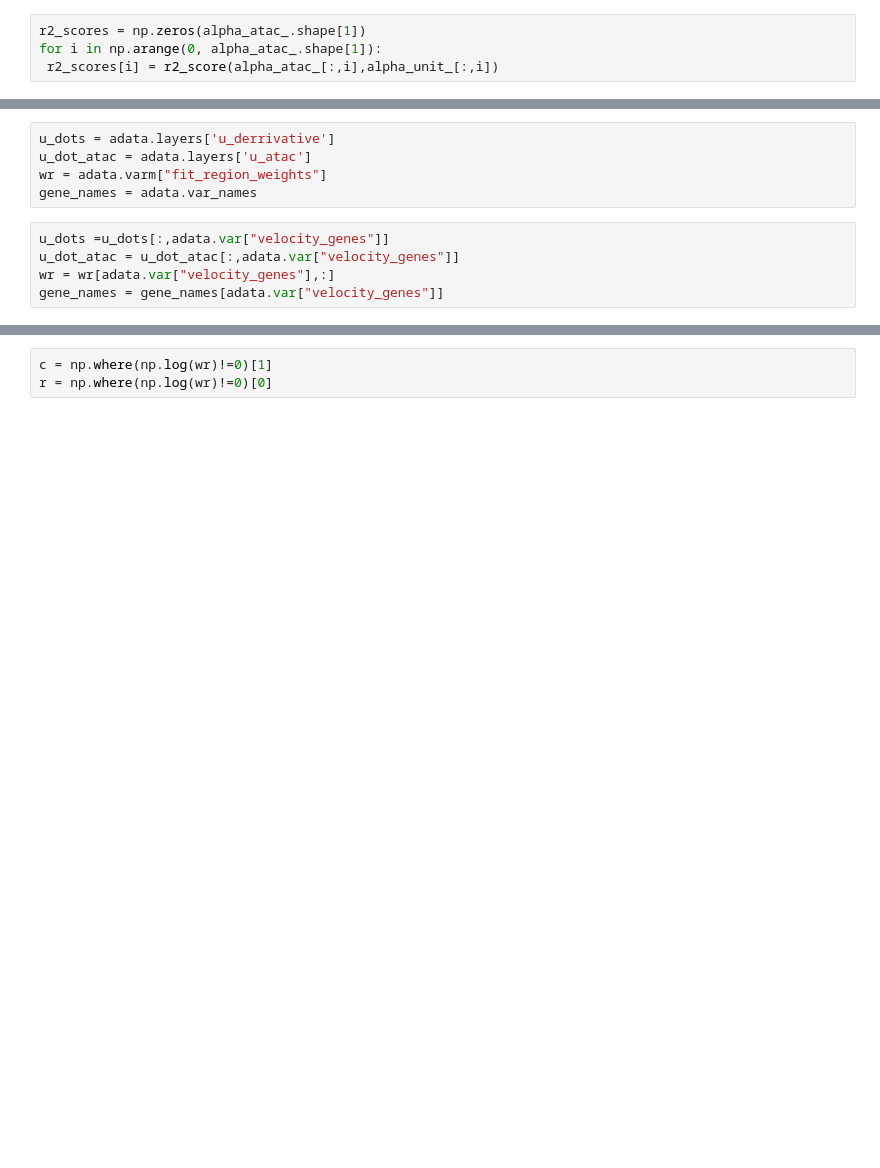
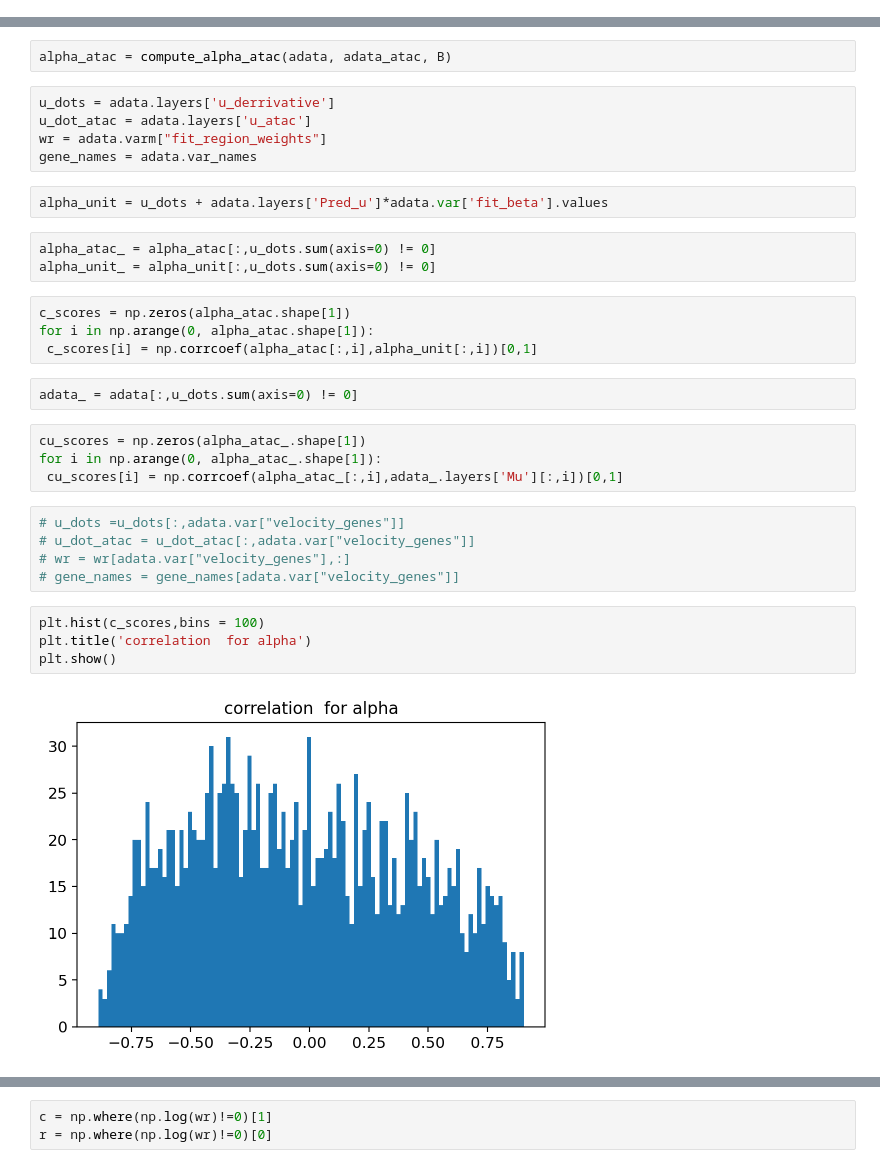
Before and after one commit to StatBiomed/CRAK-Velo, a Jupyter notebook: notebooks/Fitted_regions_genes.ipynb, the cells around one changed output, grey strips where cells are left out. Drawn from its saved outputs; the diff is of its cells as text; blank space fills up the shorter version.

```diff
--- a/notebooks/Fitted_regions_genes.ipynb
+++ b/notebooks/Fitted_regions_genes.ipynb
@@ -74,4 +51,0 @@ alpha_unit_ = alpha_unit[:,alpha_atac.sum(axis=0) != 0]
-# %%
-r2_scores = np.zeros(alpha_atac_.shape[1])
-for i in np.arange(0, alpha_atac_.shape[1]):
- r2_scores[i] = r2_score(alpha_atac_[:,i],alpha_unit_[:,i])
@@ -84,10 +52,33 @@ plt.show()
+# %%
+alpha_atac = compute_alpha_atac(adata, adata_atac, B)
 # %%
 u_dots = adata.layers['u_derrivative']
 u_dot_atac = adata.layers['u_atac']
 wr = adata.varm["fit_region_weights"]
 gene_names = adata.var_names
+# %%
+alpha_unit = u_dots + adata.layers['Pred_u']*adata.var['fit_beta'].values
+# %%
+alpha_atac_ = alpha_atac[:,u_dots.sum(axis=0) != 0]
+alpha_unit_ = alpha_unit[:,u_dots.sum(axis=0) != 0]
+# %%
+c_scores = np.zeros(alpha_atac.shape[1])
+for i in np.arange(0, alpha_atac.shape[1]):
+ c_scores[i] = np.corrcoef(alpha_atac[:,i],alpha_unit[:,i])[0,1]
+# %%
+adata_ = adata[:,u_dots.sum(axis=0) != 0]
+# %%
+cu_scores = np.zeros(alpha_atac_.shape[1])
+for i in np.arange(0, alpha_atac_.shape[1]):
+ cu_scores[i] = np.corrcoef(alpha_atac_[:,i],adata_.layers['Mu'][:,i])[0,1]
 # %%
-u_dots =u_dots[:,adata.var["velocity_genes"]]
-u_dot_atac = u_dot_atac[:,adata.var["velocity_genes"]]
-wr = wr[adata.var["velocity_genes"],:]
-gene_names = gene_names[adata.var["velocity_genes"]]
+# u_dots =u_dots[:,adata.var["velocity_genes"]]
+# u_dot_atac = u_dot_atac[:,adata.var["velocity_genes"]]
+# wr = wr[adata.var["velocity_genes"],:]
+# gene_names = gene_names[adata.var["velocity_genes"]]
+# %%
+plt.hist(c_scores,bins = 100)
+plt.title('correlation  for alpha')
+plt.show()
+# %% [output]
+[figure, added]
```
Also changed, not shown: parts of 67 cells of this notebook, 15 other files.
